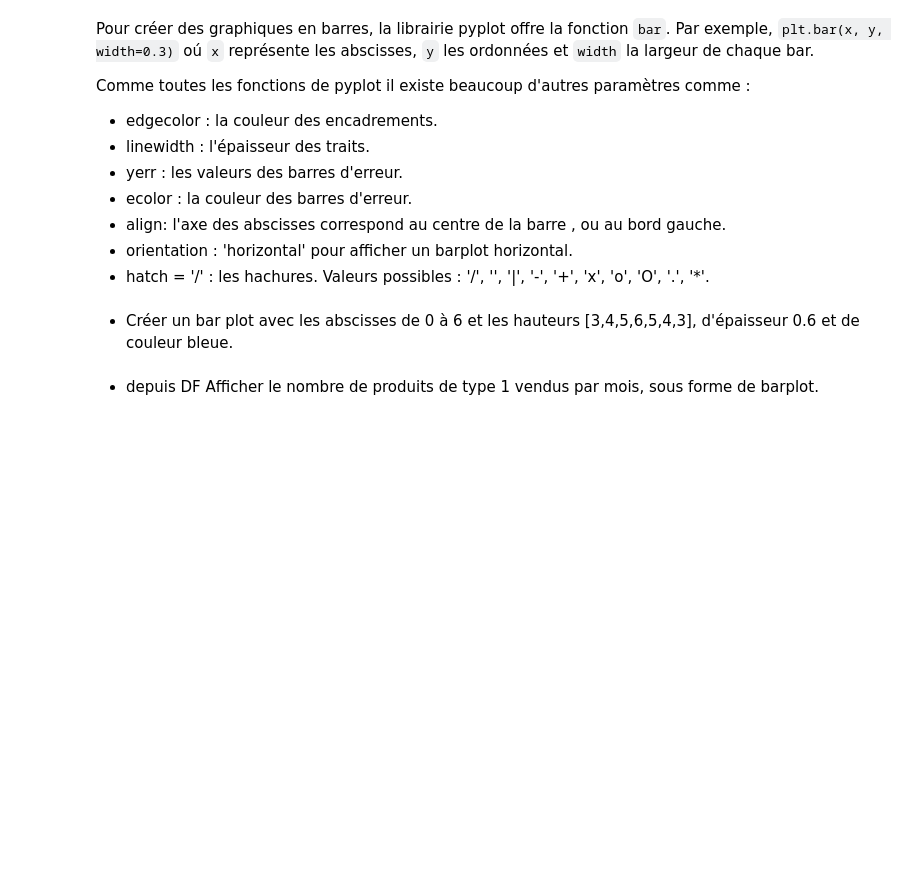
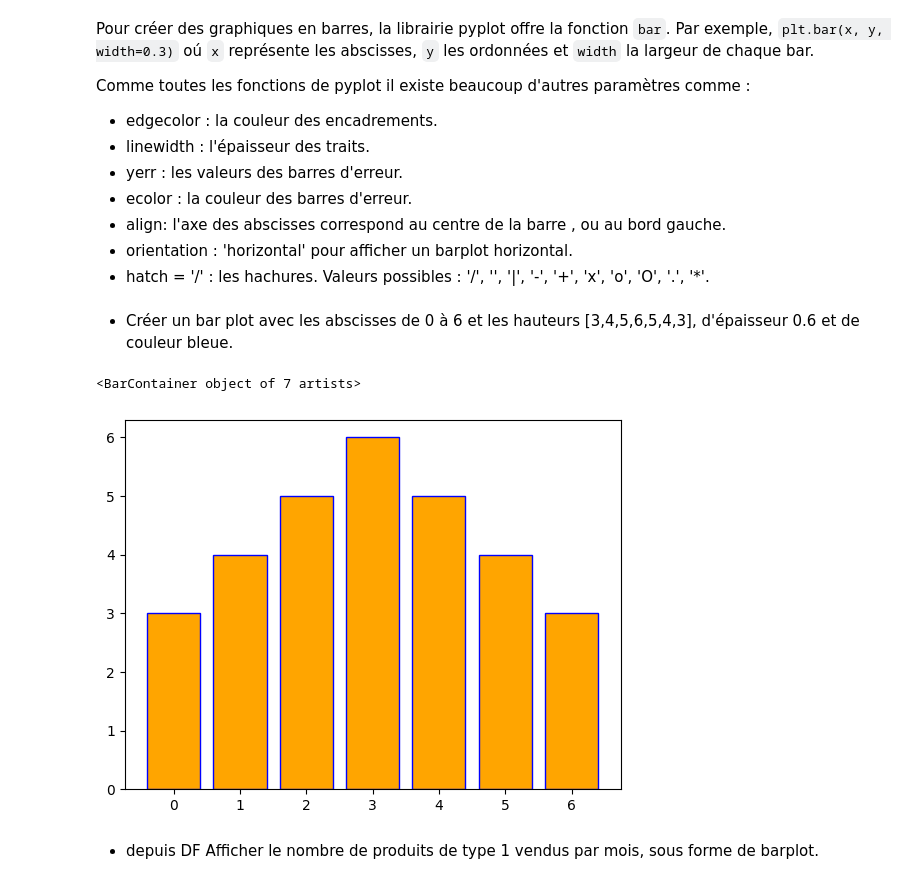
Before and after one commit to 0Jay03/Apprentissage-Python, a Jupyter notebook: Essai2/La Data Viz.ipynb, the cells around one changed output. Cells and saved outputs as stored; diff of their text form; code cells hidden in the pictures; blank space fills up the shorter version.

```diff
--- a/Essai2/La Data Viz.ipynb
+++ b/Essai2/La Data Viz.ipynb
@@ -374,6 +428,18 @@ Comme toutes les fonctions de pyplot il existe beaucoup d'autres paramètres com
 + hatch = '/' : les hachures. Valeurs possibles : '/', '\', '|', '-', '+', 'x', 'o', 'O', '.', '*'.
 # %% [markdown]
 + Créer un bar plot avec les abscisses de 0 à 6 et les hauteurs [3,4,5,6,5,4,3], d'épaisseur 0.6 et de couleur bleue.
+# %%
+
+plt.bar(
+    range(7),
+    [3,4,5,6,5,4,3],
+    width=0.8,
+    color = 'orange',
+    edgecolor='blue',
+)
+# %% [output]
+<BarContainer object of 7 artists>
+[figure, added]
 # %%
 # @title
 plt.bar(range(7), [3,4,5,6,5,4,3], width=0.6);
```
Also changed, not shown: parts of 11 cells of this notebook.
